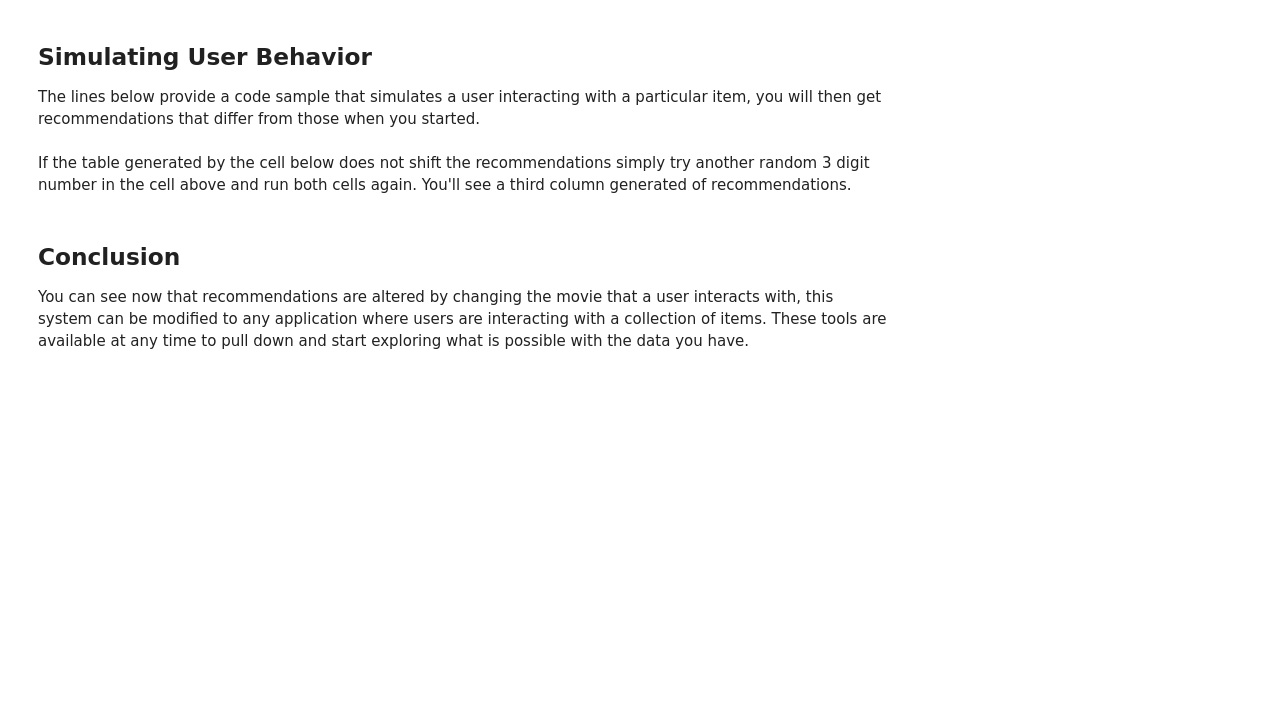
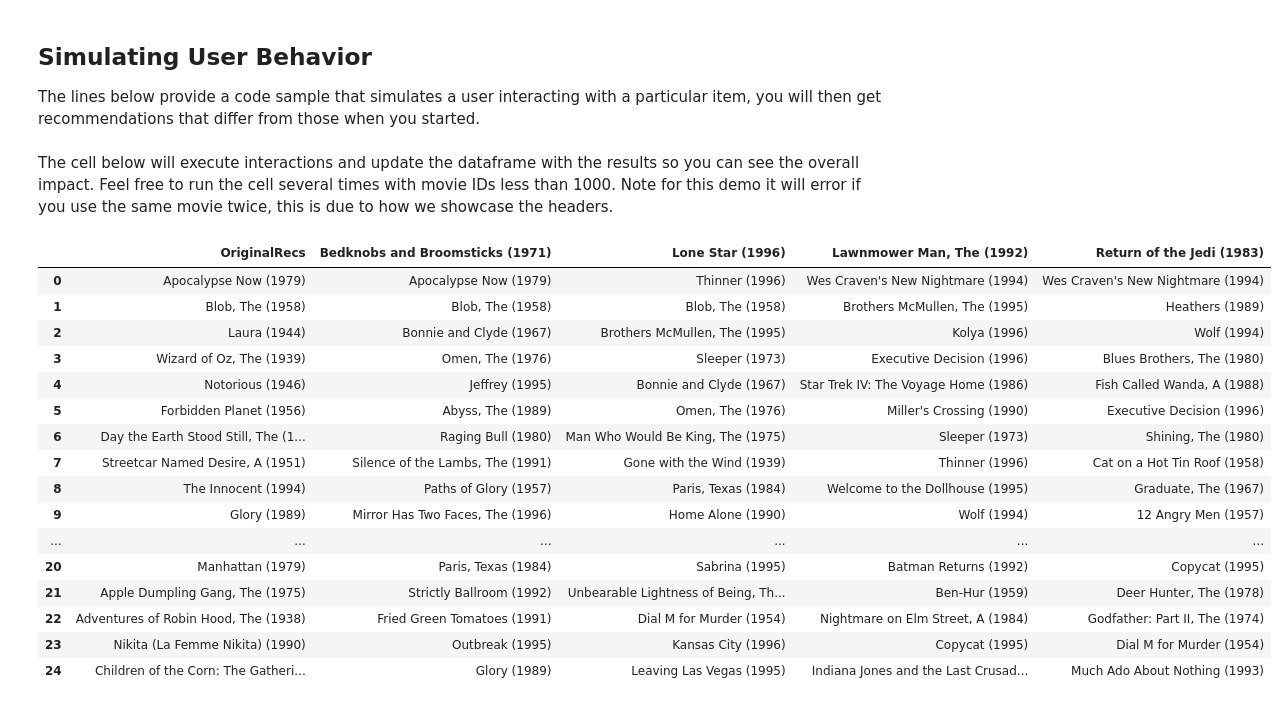
Before and after one commit to aws-samples/amazon-personalize-samples, a Jupyter notebook: getting_started/ReInvent2019_Workshop.ipynb, the cells around one changed output. Drawn from its saved outputs; the diff is of its cells as text; code cells hidden in the pictures; blank space fills up the shorter version.

```diff
--- a/getting_started/ReInvent2019_Workshop.ipynb
+++ b/getting_started/ReInvent2019_Workshop.ipynb
@@ -455,5 +688,5 @@ for item in item_list:
     title = get_movie_title(item['itemId'])
     recommendation_list.append(title)
 
-recommendations_df = pd.DataFrame(recommendation_list, columns = ['OriginalRecs'])
+recommendations_df = pd.DataFrame(recommendation_list, columns = ['Original Recommendations'])
 recommendations_df
@@ -506,4 +761,27 @@ def send_movie_click(USER_ID, ITEM_ID):
         'eventType': 'EVENT_TYPE',
         'properties': event_json
         }]
-)
+    )
+
+def get_new_recommendations_df(recommendations_df, movie_ID):
+    # Get the title of the movie for the header of the column
+    movie_title_clicked = get_movie_title(movie_to_click)
+    # Interact with the movie
+    send_movie_click(USER_ID=str(user_id), ITEM_ID=movie_to_click)
+    # Sleep for 2 seconds
+    time.sleep(2)
+    # Get new recommendations
+    get_recommendations_response = personalize_runtime.get_recommendations(
+        campaignArn = campaign_arn,
+        userId = str(user_id),
+    )
+    # Build a new dataframe of recommendations
+    item_list = get_recommendations_response['itemList']
+    recommendation_list = []
+    for item in item_list:
+        title = get_movie_title(item['itemId'])
+        recommendation_list.append(title)
+    new_rec_DF = pd.DataFrame(recommendation_list, columns = [movie_title_clicked])
+    # Add this dataframe to the old one
+    recommendations_df = recommendations_df.join(new_rec_DF)
+    return recommendations_df
@@ -521,2 +787,0 @@ get_recommendations_response = personalize_runtime.get_recommendations(
-# %% [markdown]
-If the table generated by the cell below does not shift the recommendations simply try another random 3 digit number in the cell above and run both cells again. You'll see a third column generated of recommendations.
@@ -538,4 +788,24 @@ recommendations_df
-# %% [markdown]
-## Conclusion
-
-You can see now that recommendations are altered by changing the movie that a user interacts with, this system can be modified to any application where users are interacting with a collection of items. These tools are available at any time to pull down and start exploring what is possible with the data you have.
+# %% [markdown]
+The cell below will execute interactions and update the dataframe with the results so you can see the overall impact. Feel free to run the cell several times with movie IDs less than 1000. Note for this demo it will error if you use the same movie twice, this is due to how we showcase the headers.
+# %%
+movie_to_click = 180
+recommendations_df = get_new_recommendations_df(recommendations_df, movie_to_click)
+recommendations_df
+# %% [output]
+|  | OriginalRecs | Bedknobs and Broomsticks (1971) | Lone Star (1996) | Lawnmower Man, The (1992) | Return of the Jedi (1983) |
+| 0 | Apocalypse Now (1979) | Apocalypse Now (1979) | Thinner (1996) | Wes Craven's New Nightmare (1994) | Wes Craven's New Nightmare (1994) |
+| 1 | Blob, The (1958) | Blob, The (1958) | Blob, The (1958) | Brothers McMullen, The (1995) | Heathers (1989) |
+| 2 | Laura (1944) | Bonnie and Clyde (1967) | Brothers McMullen, The (1995) | Kolya (1996) | Wolf (1994) |
+| 3 | Wizard of Oz, The (1939) | Omen, The (1976) | Sleeper (1973) | Executive Decision (1996) | Blues Brothers, The (1980) |
+| 4 | Notorious (1946) | Jeffrey (1995) | Bonnie and Clyde (1967) | Star Trek IV: The Voyage Home (1986) | Fish Called Wanda, A (1988) |
+| 5 | Forbidden Planet (1956) | Abyss, The (1989) | Omen, The (1976) | Miller's Crossing (1990) | Executive Decision (1996) |
+| 6 | Day the Earth Stood Still, The (1... | Raging Bull (1980) | Man Who Would Be King, The (1975) | Sleeper (1973) | Shining, The (1980) |
+| 7 | Streetcar Named Desire, A (1951) | Silence of the Lambs, The (1991) | Gone with the Wind (1939) | Thinner (1996) | Cat on a Hot Tin Roof (1958) |
+| 8 | The Innocent (1994) | Paths of Glory (1957) | Paris, Texas (1984) | Welcome to the Dollhouse (1995) | Graduate, The (1967) |
+| 9 | Glory (1989) | Mirror Has Two Faces, The (1996) | Home Alone (1990) | Wolf (1994) | 12 Angry Men (1957) |
+| ... | ... | ... | ... | ... | ... |
+| 20 | Manhattan (1979) | Paris, Texas (1984) | Sabrina (1995) | Batman Returns (1992) | Copycat (1995) |
+| 21 | Apple Dumpling Gang, The (1975) | Strictly Ballroom (1992) | Unbearable Lightness of Being, Th... | Ben-Hur (1959) | Deer Hunter, The (1978) |
+| 22 | Adventures of Robin Hood, The (1938) | Fried Green Tomatoes (1991) | Dial M for Murder (1954) | Nightmare on Elm Street, A (1984) | Godfather: Part II, The (1974) |
+| 23 | Nikita (La Femme Nikita) (1990) | Outbreak (1995) | Kansas City (1996) | Copycat (1995) | Dial M for Murder (1954) |
+| 24 | Children of the Corn: The Gatheri... | Glory (1989) | Leaving Las Vegas (1995) | Indiana Jones and the Last Crusad... | Much Ado About Nothing (1993) |
```
Also changed, not shown: parts of 41 cells of this notebook, 2 other files.
